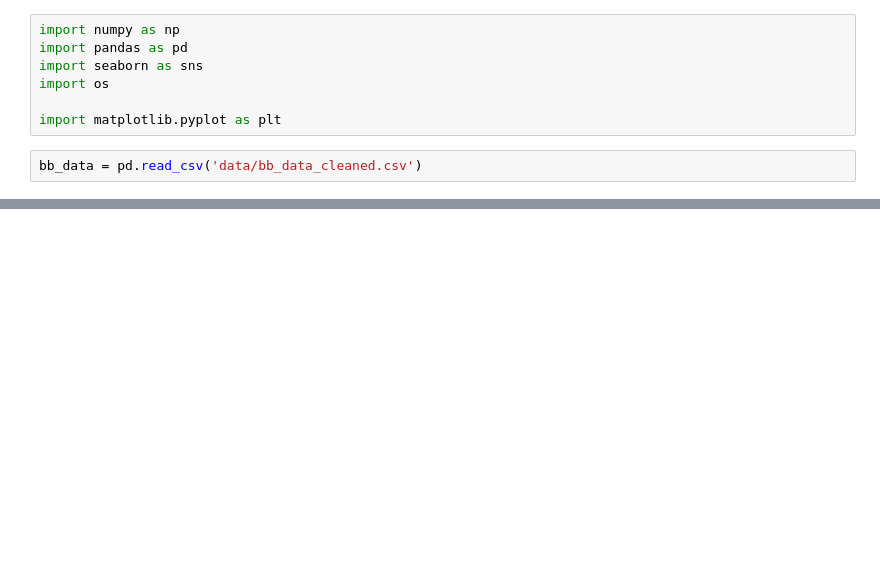
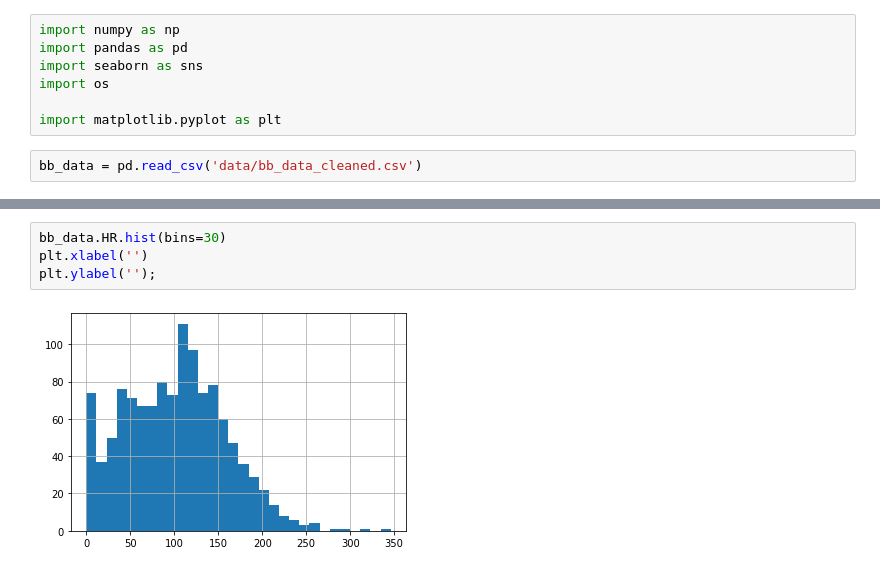
Before and after one commit to imartinez96/Springboard, a Jupyter notebook: CapstoneTwo/capstonetwo_eda.ipynb, the cells around one changed output, grey strips where cells are left out. Saved outputs shown, nothing was run; the diff lists cells and outputs as text; blank space fills up the shorter version.

```diff
--- a/CapstoneTwo/capstonetwo_eda.ipynb
+++ b/CapstoneTwo/capstonetwo_eda.ipynb
@@ -53,0 +70,6 @@ sns.heatmap(bb_data.corr());
+# %%
+bb_data.HR.hist(bins=30)
+plt.xlabel('')
+plt.ylabel('');
+# %% [output]
+[figure, added]
```
Also changed, not shown: parts of 18 cells of this notebook, 1 other file.
